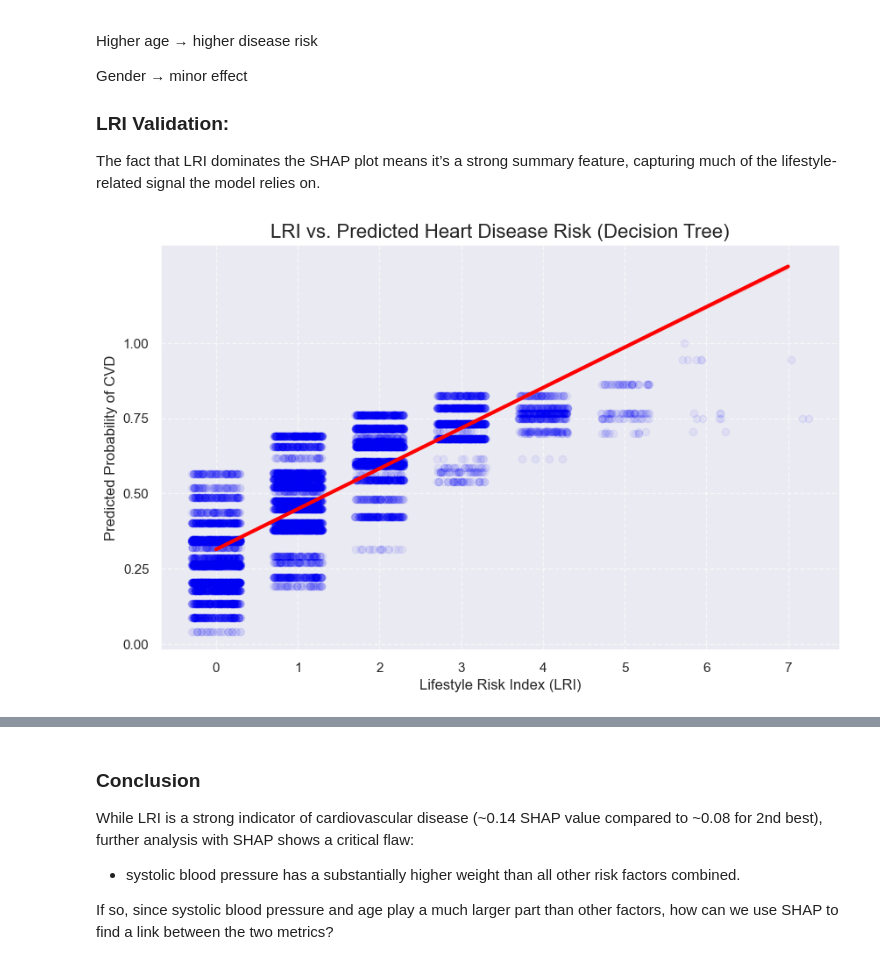
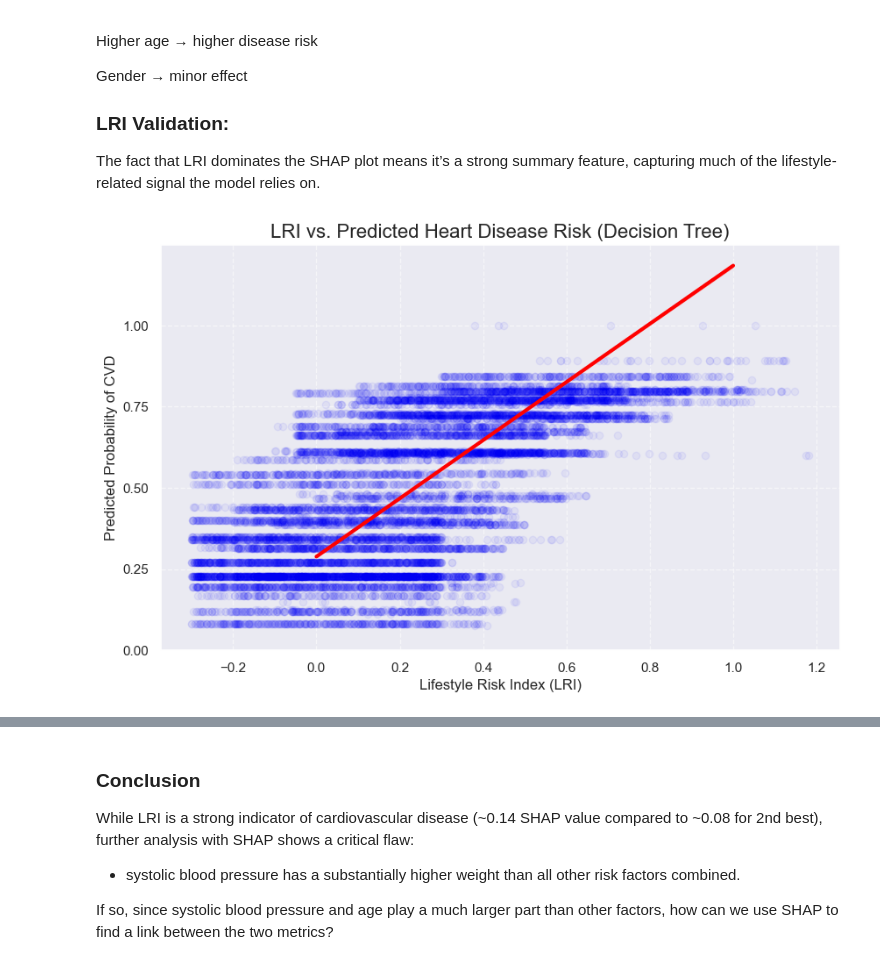
Before and after one commit to DCHAI003/IE0005, a Jupyter notebook: CardioVascular.ipynb, the cells around one changed output, grey strips where cells are left out. Drawn from its saved outputs; the diff is of its cells as text; code cells hidden in the pictures.

```diff
--- a/CardioVascular.ipynb
+++ b/CardioVascular.ipynb
@@ -473,32 +485,32 @@ The fact that LRI dominates the SHAP plot means it’s a strong summary feature,
 # %%
 # 5. Visualize LRI vs. Predicted Heart Disease Risk
 
 # Get the model's predicted probability for class 1 (CVD)
 p_test_dt = dt_enhance.predict_proba(Xe_test)[:, 1]
 
 # Create a new DataFrame for plotting
+# The dataframe uses the column name 'LRI_weighted' in this notebook
 plot_df = pd.DataFrame({
-    'LRI': Xe_test['LRI'],
+    'LRI': Xe_test['LRI_weighted'],
     'Predicted_Risk_DT': p_test_dt
 })
 
 # Use a regplot to visualize the relationship
 plt.figure(figsize=(10, 6))
 
 # We add x_jitter to see the density of points at each LRI level
-# We use logistic=True to fit a logistic curve, perfect for probabilities
 sb.regplot(data=plot_df, x='LRI', y='Predicted_Risk_DT', x_jitter=0.3,
            line_kws={'color': 'red', 'linewidth': 3},
            scatter_kws={'alpha': 0.05, 'color': 'blue'})
 
 plt.title('LRI vs. Predicted Heart Disease Risk (Decision Tree)', fontsize=16)
 plt.xlabel('Lifestyle Risk Index (LRI)', fontsize=12)
 plt.ylabel('Predicted Probability of CVD', fontsize=12)
 plt.yticks([0, 0.25, 0.5, 0.75, 1.0])
 plt.grid(True, linestyle='--', alpha=0.6)
 plt.show()
 # %% [output]
-[figure, old version]
+[figure, new version]
 # %%
 # 1. Initialize the explainer for our Decision Tree model
 # (dt_enhance is the model trained on the 'enhanced' feature set)
```
Also changed, not shown: parts of 11 cells of this notebook, 1 other file.
